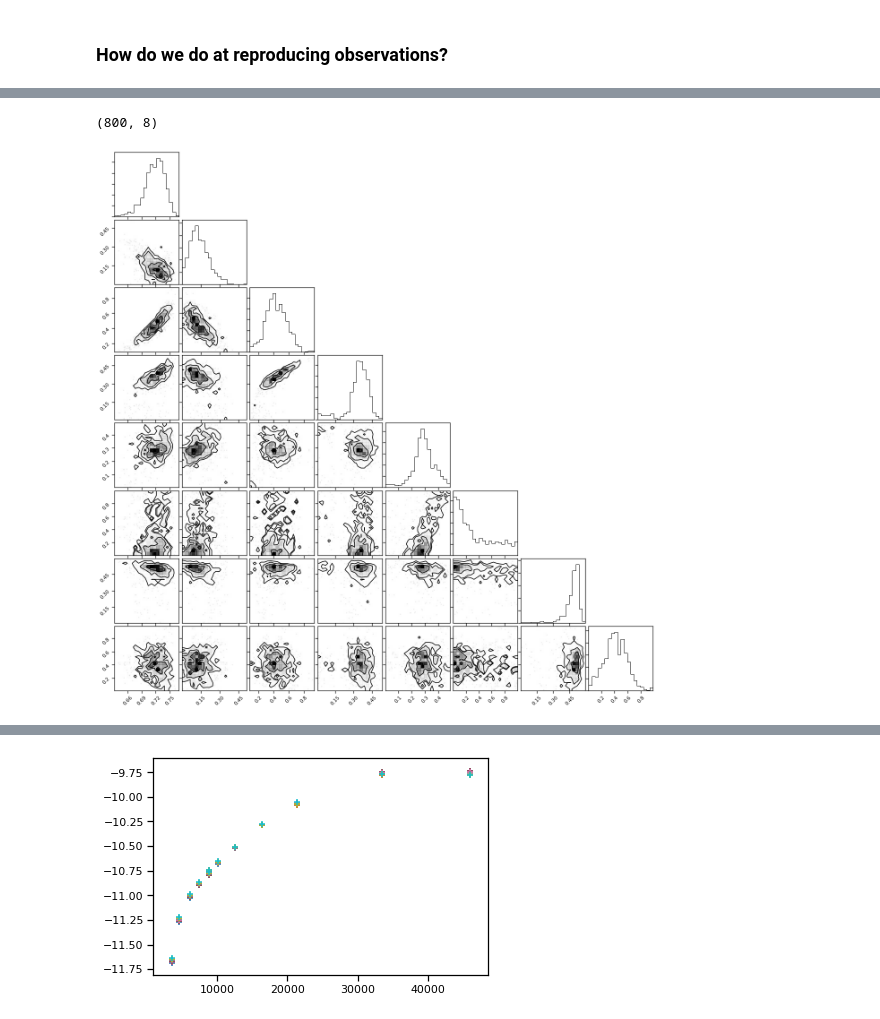
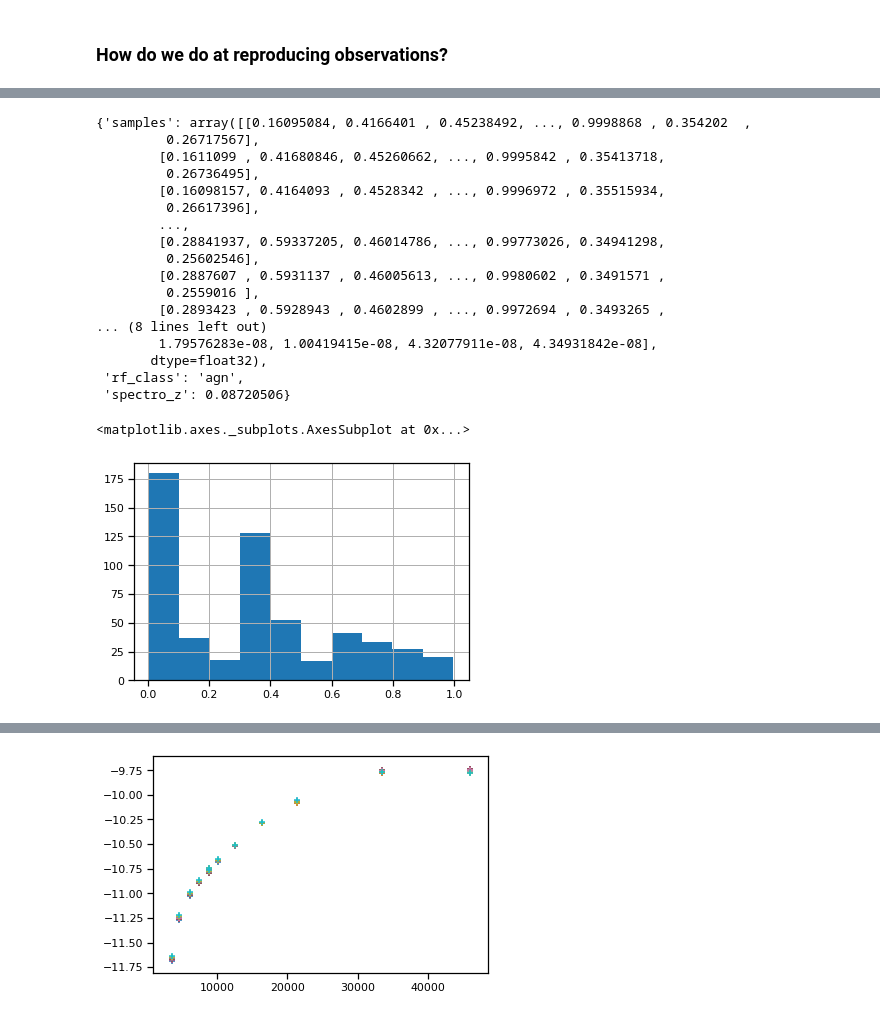
Before and after one commit to mwalmsley/agnfinder, a Jupyter notebook: notebooks/fitting_real_galaxies/results_on_uk_ir_selection.ipynb, the cells around one changed output, grey strips where cells are left out. Saved outputs shown, nothing was run; the diff lists cells and outputs as text; code cells hidden in the pictures.

```diff
--- a/notebooks/fitting_real_galaxies/results_on_uk_ir_selection.ipynb
+++ b/notebooks/fitting_real_galaxies/results_on_uk_ir_selection.ipynb
@@ -109,8 +114,28 @@ import corner
 # %%
-galaxy['samples'].shape
+galaxy
 # %% [output]
-(800, 8)
+{'samples': array([[0.16095084, 0.4166401 , 0.45238492, ..., 0.9998868 , 0.354202  ,
+         0.26717567],
+        [0.1611099 , 0.41680846, 0.45260662, ..., 0.9995842 , 0.35413718,
+         0.26736495],
+        [0.16098157, 0.4164093 , 0.4528342 , ..., 0.9996972 , 0.35515934,
+         0.26617396],
+        ...,
+        [0.28841937, 0.59337205, 0.46014786, ..., 0.99773026, 0.34941298,
+         0.25602546],
+        [0.2887607 , 0.5931137 , 0.46005613, ..., 0.9980602 , 0.3491571 ,
+         0.2559016 ],
+        [0.2893423 , 0.5928943 , 0.4602899 , ..., 0.9972694 , 0.3493265 ,
+... (8 lines left out)
+        1.79576283e-08, 1.00419415e-08, 4.32077911e-08, 4.34931842e-08],
+       dtype=float32),
+ 'rf_class': 'agn',
+ 'spectro_z': 0.08720506}
-# %%
-_ = corner.corner(galaxy['samples'])
-# %% [output]
-[figure, removed]
+# %%
+redshift_comparison = [(np.median(g['samples'][:, 0]), g['spectro_z'], g['rf_class']) for g in galaxies]
+redshift_df = pd.DataFrame(data=redshift_comparison, columns=['agnfinder', 'spectroscopy', 'rf_class'])
+# %%
+redshift_df['agnfinder'].hist()
+# %% [output]
+<matplotlib.axes._subplots.AxesSubplot at 0x...>
+[figure, added]
```
Also changed, not shown: parts of 30 cells of this notebook, 3 other files.
